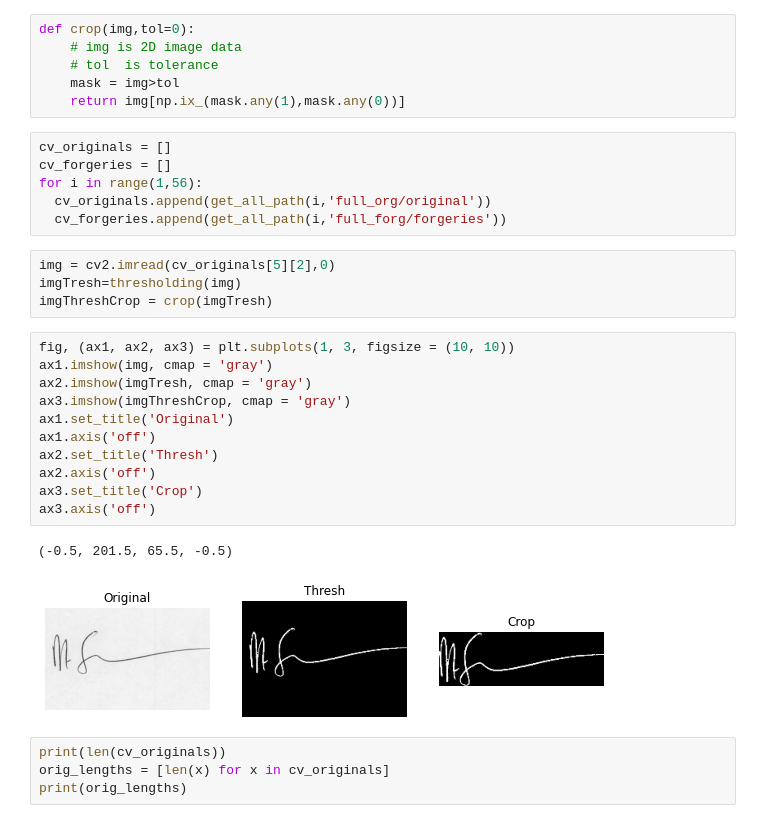
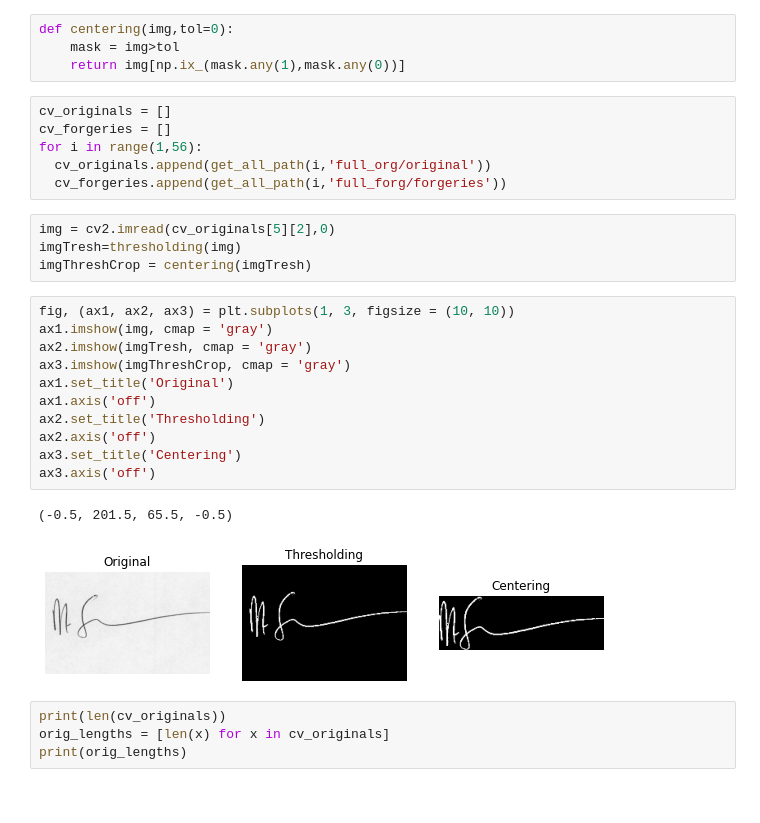
Before and after one commit to yusufbingol/sign_verification, a Jupyter notebook: signature.ipynb, the cells around one changed output. Cells and saved outputs as stored; diff of their text form.

```diff
--- a/signature.ipynb
+++ b/signature.ipynb
@@ -43,9 +40,7 @@ def thresholding(img):
   bilinear_img = cv2.resize(withOtsu,(img_w,img_h), interpolation = cv2.INTER_LINEAR)
   return bilinear_img
 # %%
-def crop(img,tol=0):
-    # img is 2D image data
-    # tol  is tolerance
+def centering(img,tol=0):
     mask = img>tol
     return img[np.ix_(mask.any(1),mask.any(0))]
 # %%
@@ -57,21 +52,21 @@ for i in range(1,56):
 # %%
 img = cv2.imread(cv_originals[5][2],0)
 imgTresh=thresholding(img)
-imgThreshCrop = crop(imgTresh)
+imgThreshCrop = centering(imgTresh)
 # %%
 fig, (ax1, ax2, ax3) = plt.subplots(1, 3, figsize = (10, 10))
 ax1.imshow(img, cmap = 'gray')
 ax2.imshow(imgTresh, cmap = 'gray')
 ax3.imshow(imgThreshCrop, cmap = 'gray')
 ax1.set_title('Original')
 ax1.axis('off')
-ax2.set_title('Thresh')
+ax2.set_title('Thresholding')
 ax2.axis('off')
-ax3.set_title('Crop')
+ax3.set_title('Centering')
 ax3.axis('off')
 # %% [output]
 (-0.5, 201.5, 65.5, -0.5)
-[figure, old version]
+[figure, new version]
 # %%
 print(len(cv_originals))
 orig_lengths = [len(x) for x in cv_originals]
```
Also changed, not shown: parts of 17 cells of this notebook.
